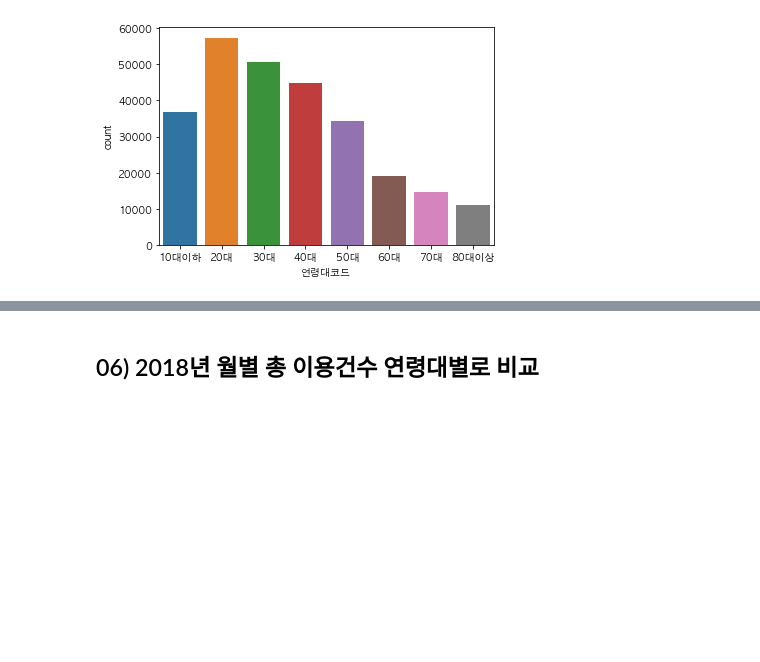
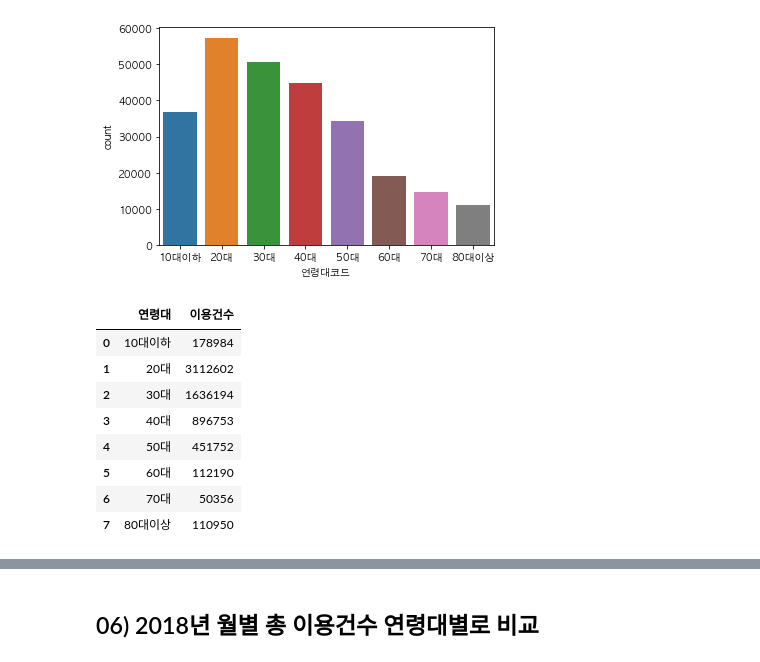
Before and after one commit to jinubot07/LikeLion_13th_DataCourse, a Jupyter notebook: 08_PRJ_team_project/code/정진우/TP_bike_AGE.ipynb, the cells around one changed output, grey strips where cells are left out. Saved outputs shown, nothing was run; the diff lists cells and outputs as text; code cells hidden in the pictures; blank space fills up the shorter version.

```diff
--- a/08_PRJ_team_project/code/정진우/TP_bike_AGE.ipynb
+++ b/08_PRJ_team_project/code/정진우/TP_bike_AGE.ipynb
@@ -503,3 +503,19 @@ sns.countplot(x='연령대코드', data=bike18)
 # %% [output]
 <AxesSubplot:xlabel='연령대코드', ylabel='count'>
 [figure]
+# %%
+bike18_total_age = bike18[['이용건수','연령대코드']].groupby(['연령대코드']).sum()
+bike18_total_age = pd.DataFrame({'연령대' : bike18_total_age.index,
+                                 '이용건수' : bike18_total_age['이용건수']})
+bike18_total_age = bike18_total_age.reset_index(drop=True)
+bike18_total_age
+# %% [output]
+|  | 연령대 | 이용건수 |
+| 0 | 10대이하 | 178984 |
+| 1 | 20대 | 3112602 |
+| 2 | 30대 | 1636194 |
+| 3 | 40대 | 896753 |
+| 4 | 50대 | 451752 |
+| 5 | 60대 | 112190 |
+| 6 | 70대 | 50356 |
+| 7 | 80대이상 | 110950 |
```
Also changed, not shown: parts of 4 cells of this notebook, 1 other file.
